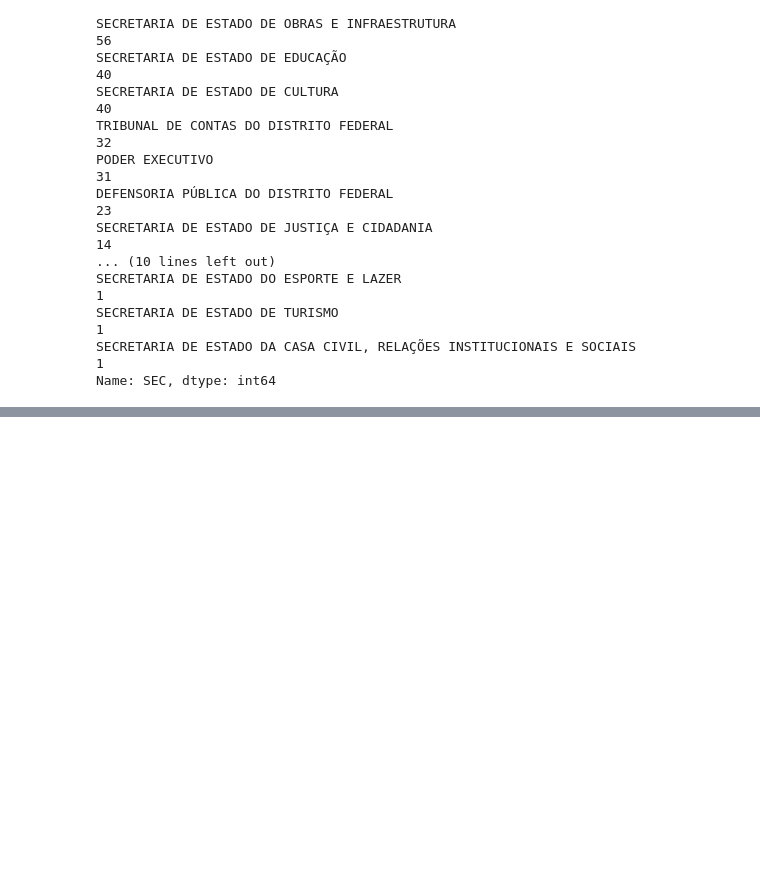
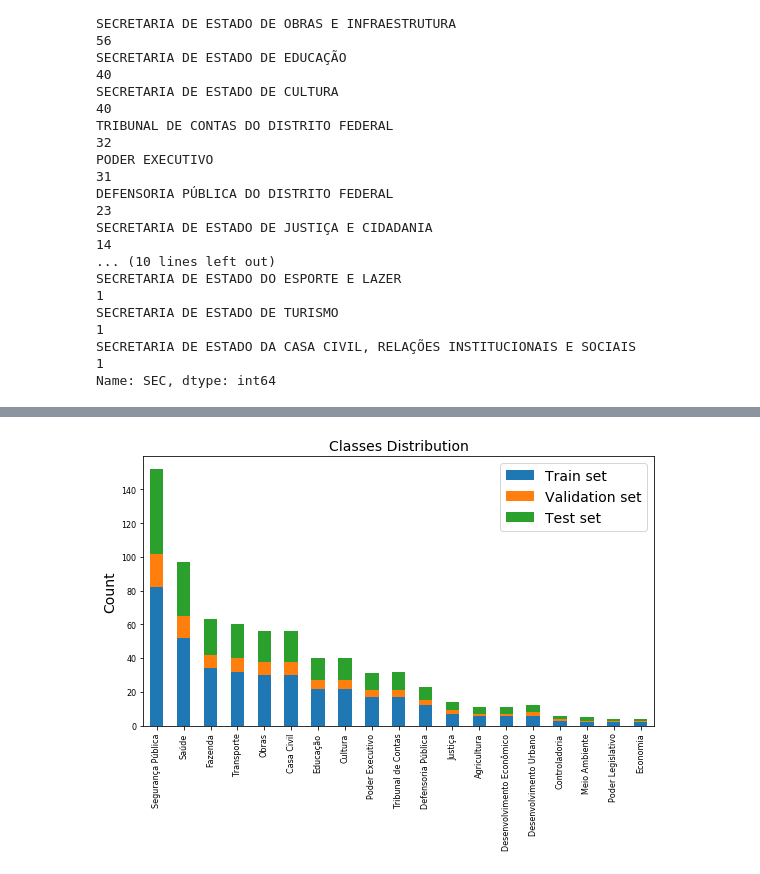
Before and after one commit to peluz/kneedle-exploration, a Jupyter notebook: data_exploration.ipynb, the cells around one changed output, grey strips where cells are left out. Cells and saved outputs as stored; diff of their text form; code cells hidden in the pictures; blank space fills up the shorter version.

```diff
--- a/data_exploration.ipynb
+++ b/data_exploration.ipynb
@@ -124,0 +257,2 @@ Name: SEC, dtype: int64
+# %%
+valid_counts = df_valid["label"].value_counts(); valid_counts
@@ -124,0 +280,2 @@ Name: SEC, dtype: int64
+# %%
+test_counts = df_test["label"].value_counts(); test_counts
@@ -124,0 +303,4 @@ Name: SEC, dtype: int64
+# %%
+counts["train_counts"] = train_counts
+counts["valid_counts"] = valid_counts
+counts["test_counts"] = test_counts
@@ -124,0 +327,12 @@ Name: SEC, dtype: int64
+# %%
+counts.index = ["Segurança Pública", "Saúde", "Fazenda", "Transporte", "Obras", "Casa Civil", "Educação", "Cultura", "Poder Executivo", "Tribunal de Contas", "Defensoria Pública", "Justiça", "Agricultura", "Desenvolvimento Econômico", "Desenvolvimento Urbano", "Controladoria", "Meio Ambiente", "Poder Legislativo", "Economia"]
+# %%
+ax_classes = counts.plot(y=counts.columns, kind="bar",stacked=True, figsize=(8,6), fontsize=8)
+ax_classes.legend(["Train set", "Validation set", "Test set"], prop={"size": 14})
+ax_classes.set_ylabel("Count", size=14)
+ax_classes.set_title("Classes Distribution", size=14)
+plt.tight_layout()
+
+# ax_classes.get_figure().savefig("plots/medium_theme_distribution.pdf")
+# %% [output]
+[figure, added]
```
Also changed, not shown: parts of 17 cells of this notebook, 7 other files.
